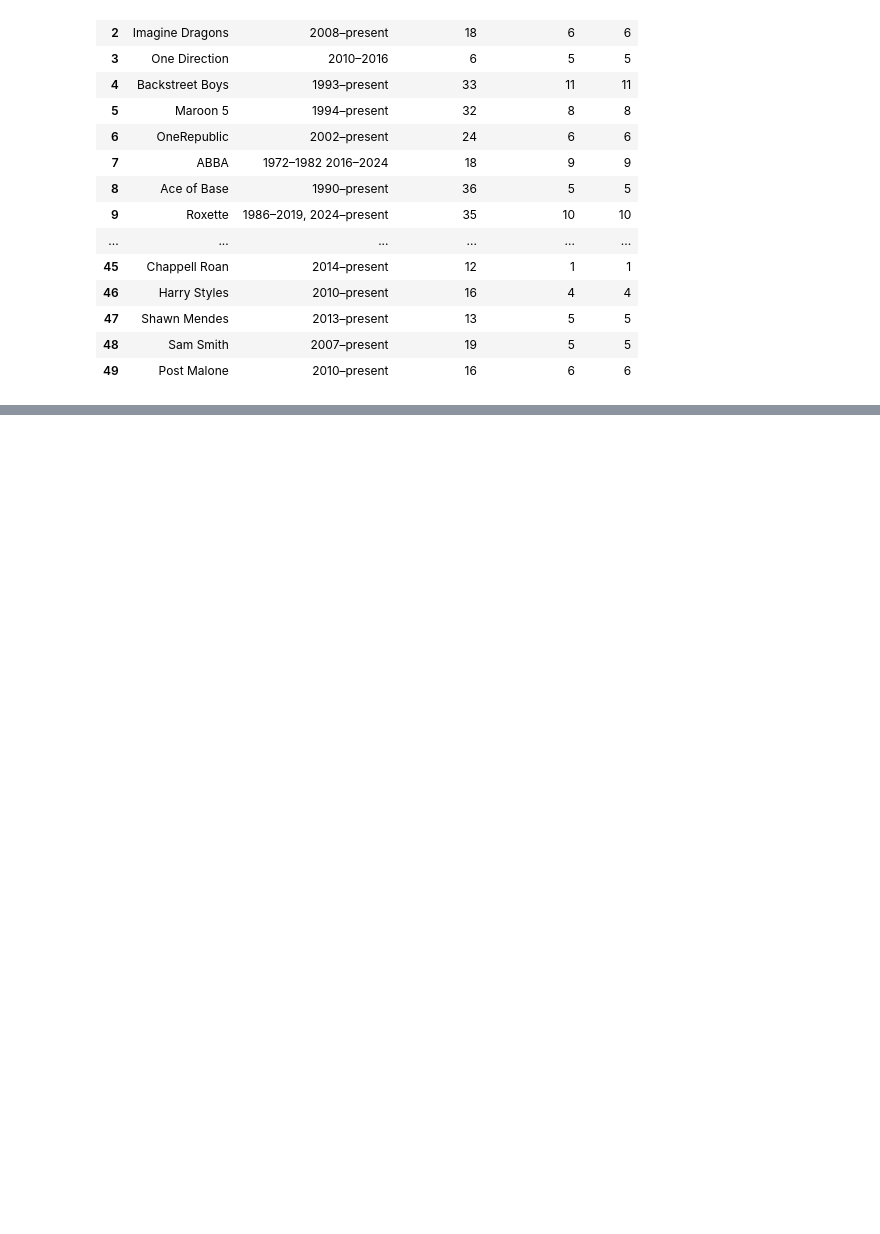
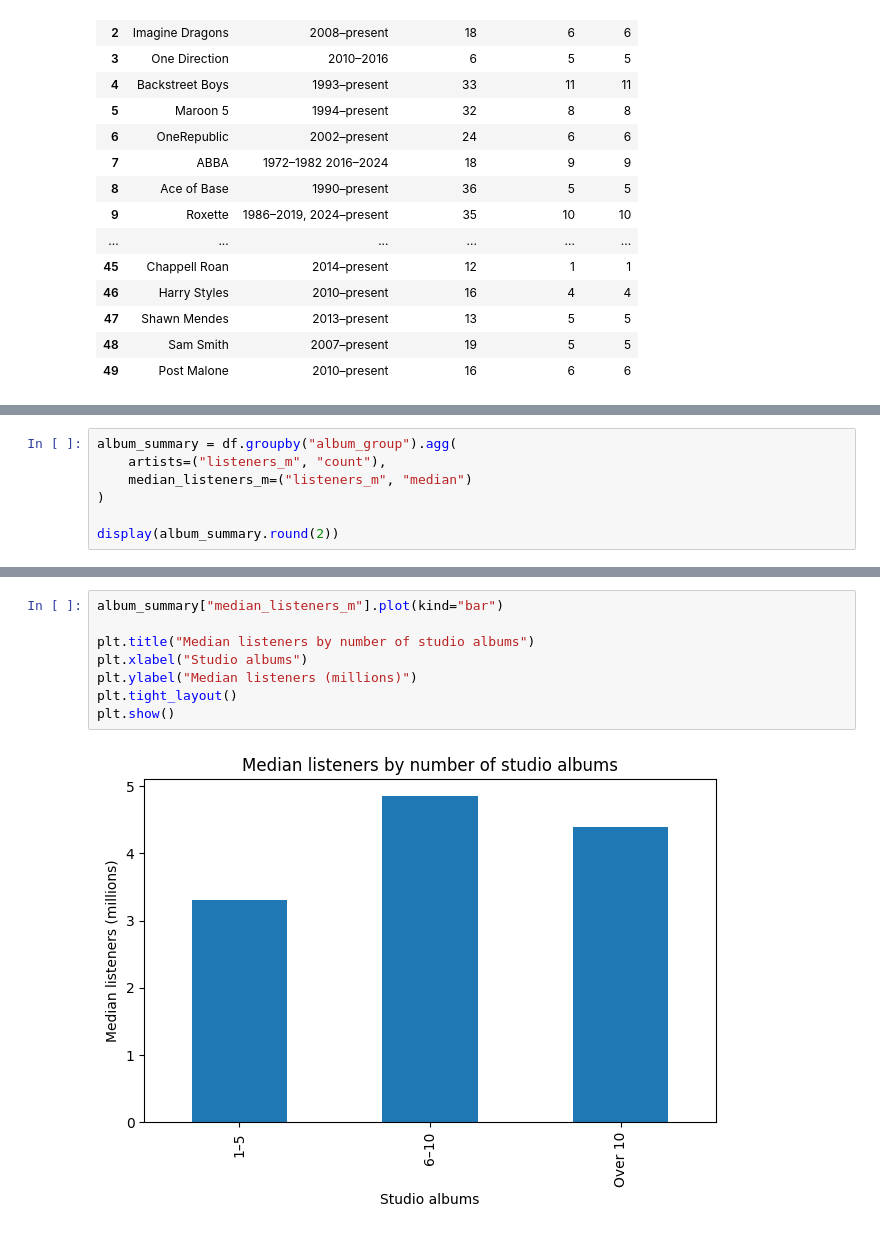
Before and after one commit to adelmnv/DataCollection-SIS1, a Jupyter notebook: SIS_Nuray_Adel_Sagynysh_Music_Artists.ipynb, the cells around one changed output, grey strips where cells are left out. Drawn from its saved outputs; the diff is of its cells as text; blank space fills up the shorter version.

```diff
--- a/SIS_Nuray_Adel_Sagynysh_Music_Artists.ipynb
+++ b/SIS_Nuray_Adel_Sagynysh_Music_Artists.ipynb
@@ -230,0 +346,7 @@ display(df_wiki)
+# %%
+album_summary = df.groupby("album_group").agg(
+    artists=("listeners_m", "count"),
+    median_listeners_m=("listeners_m", "median")
+)
+
+display(album_summary.round(2))
@@ -230,0 +359,10 @@ display(df_wiki)
+# %%
+album_summary["median_listeners_m"].plot(kind="bar")
+
+plt.title("Median listeners by number of studio albums")
+plt.xlabel("Studio albums")
+plt.ylabel("Median listeners (millions)")
+plt.tight_layout()
+plt.show()
+# %% [output]
+[figure, added]
```
Also changed, not shown: parts of 11 cells of this notebook.
